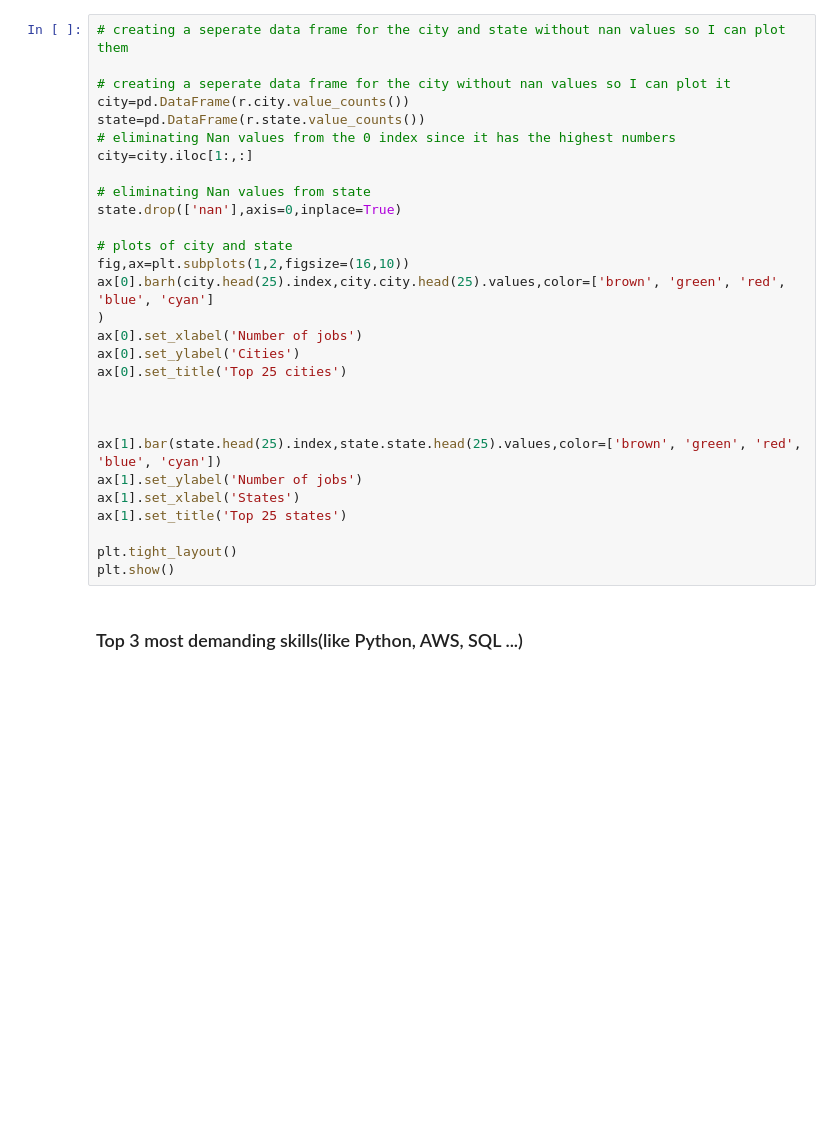
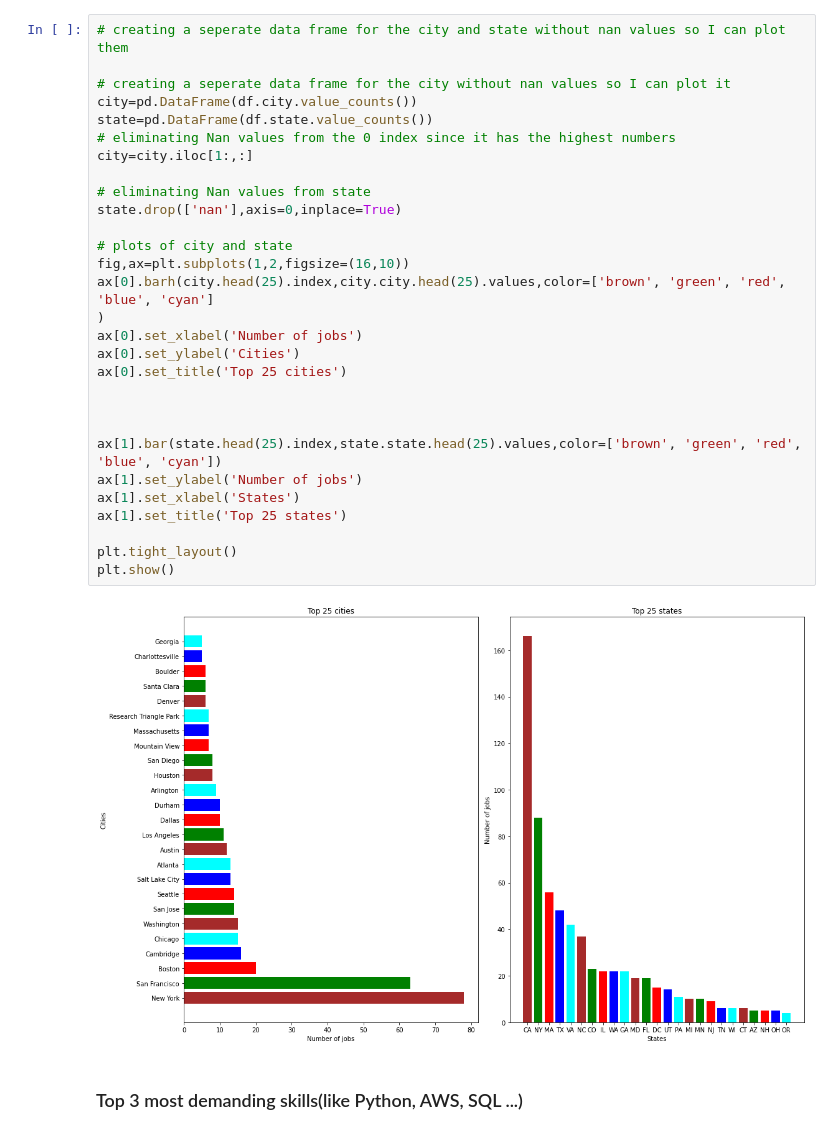
Before and after one commit to raminstad/job_analysis, a Jupyter notebook: EDA.ipynb, the cells around one changed output. Drawn from its saved outputs; the diff is of its cells as text; blank space fills up the shorter version.

```diff
--- a/EDA.ipynb
+++ b/EDA.ipynb
@@ -1,32 +66,34 @@
 # %%
 # creating a seperate data frame for the city and state without nan values so I can plot them
 
 # creating a seperate data frame for the city without nan values so I can plot it
-city=pd.DataFrame(r.city.value_counts())
-state=pd.DataFrame(r.state.value_counts())
+city=pd.DataFrame(df.city.value_counts())
+state=pd.DataFrame(df.state.value_counts())
 # eliminating Nan values from the 0 index since it has the highest numbers
 city=city.iloc[1:,:]
 
 # eliminating Nan values from state
 state.drop(['nan'],axis=0,inplace=True)
 
 # plots of city and state
 fig,ax=plt.subplots(1,2,figsize=(16,10))
 ax[0].barh(city.head(25).index,city.city.head(25).values,color=['brown', 'green', 'red', 'blue', 'cyan']
 )
 ax[0].set_xlabel('Number of jobs')
 ax[0].set_ylabel('Cities')
 ax[0].set_title('Top 25 cities')
 
 
 
 ax[1].bar(state.head(25).index,state.state.head(25).values,color=['brown', 'green', 'red', 'blue', 'cyan'])
 ax[1].set_ylabel('Number of jobs')
 ax[1].set_xlabel('States')
 ax[1].set_title('Top 25 states')
 
 plt.tight_layout()
 plt.show()
+# %% [output]
+[figure, added]
 # %% [markdown]
 ### Top 3 most demanding skills(like Python, AWS, SQL ...)
 # %%
```
Also changed, not shown: parts of 11 cells of this notebook.
